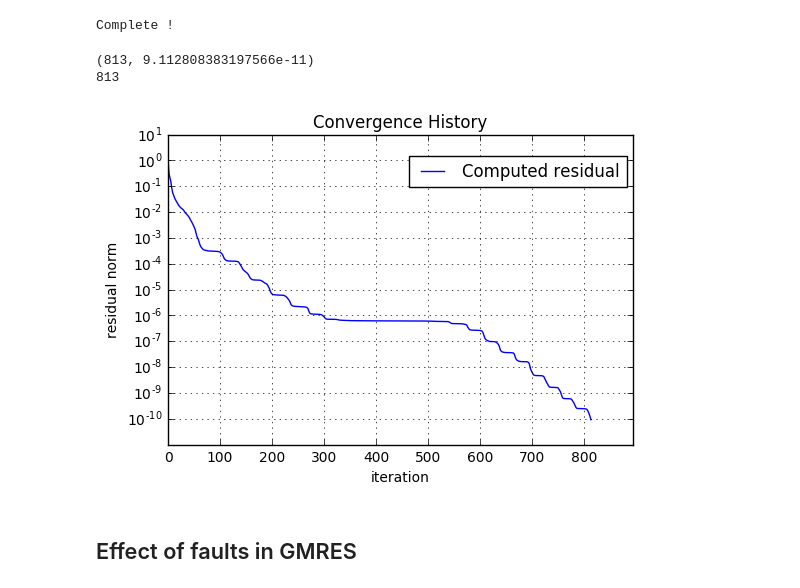
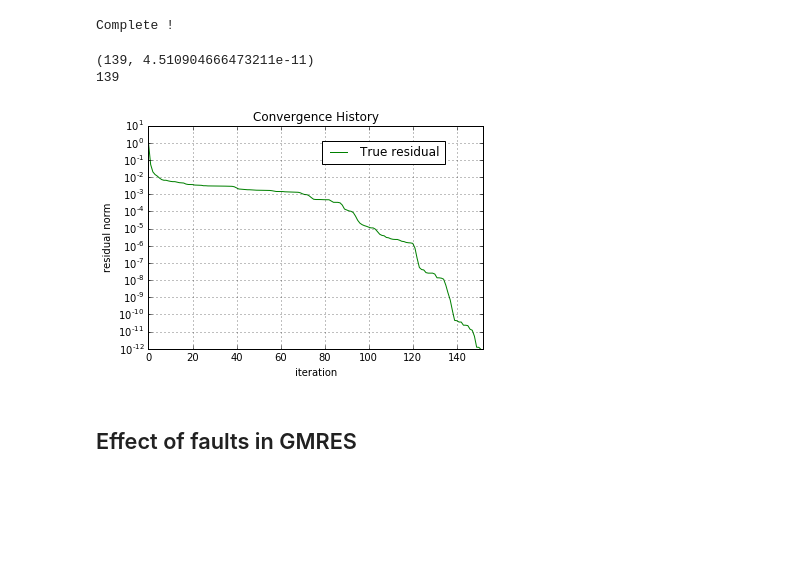
Before and after one commit to alemoreau/Resilience, a Jupyter notebook: Resilience - GMRES.ipynb, the cells around one changed output. Cells and saved outputs as stored; diff of their text form; code cells hidden in the pictures; blank space fills up the shorter version.

```diff
--- a/Resilience - GMRES.ipynb
+++ b/Resilience - GMRES.ipynb
@@ -30,7 +30,7 @@ epsilon = 1.e-10
 algorithm_parameters = Parameters()
 algorithm_parameters["restart"] = None
 algorithm_parameters["tol"] = epsilon
-algorithm_parameters["save_data"] = {"iteration_count",
+algorithm_parameters["save_data"] = {"l",
                                      "residual",
                                      "residuals",
                                      "true_residual",
@@ -68,7 +68,7 @@ def implementation(self, input, algorithm_parameters, experiment_parameters):
     n = A.shape[0]
     normb = np.linalg.norm(b)
     maxiter = parameters.get("maxiter", n)
-    tol = parameters.get("tol", 1.e-10)
+    tol = parameters.get("tol", epsilon)
     restart = parameters.get("restart", None)
     m = restart if restart else maxiter
     save_data = parameters.get("save_data", {})
@@ -149,6 +149,8 @@ def implementation(self, input, algorithm_parameters, experiment_parameters):
             self.data["y"] += [y]
         if "iteration_count" in save_data:
             self.data["iteration_count"] = iter_num
+        if "l" in save_data:
+            self.data["l"] = iter_num
         if "residual" in save_data:
             self.data["residual"] = resid
         if "residuals" in save_data:
@@ -190,7 +192,7 @@ gmres_algorithm = Algorithm(algorithm_parameters, implementation)
 # %% [markdown]
 ## Load input
 # %%
-input = load_mat("mat_files/cavity16.mat", sparse = True)
+input = load_mat("mat_files/gre_216a.mat", sparse = True)
 A = input["A"]
 b = input["b"]
 x0 = input["x0"]
@@ -217,7 +219,7 @@ except:
 experiment_parameters = Parameters()
 
 experiment_parameters["vulnerable"] = False
-experiment_parameters["tol"] = epsilon
+experiment_parameters["tol"] = epsilon / 100
 experiment_parameters["full"] = False
 # %%
 F = Experiment(experiment_parameters, gmres_algorithm)
@@ -235,12 +237,12 @@ print minimum
 min_iteration = minimum[0]
 print min_iteration
 # %% [output]
-(813, 9.112808383197566e-11)
-813
+(139, 4.510904666473211e-11)
+139
 # %%
-gmres_display.convergence_history(F.get_data()[0], xlim = (0, int(min_iteration * 1.1)), ylim = (epsilon / 10, 10), true_residual = False, checksum = False, threshold = False, c = 1, delta = False)
+gmres_display.convergence_history(F.get_data()[0], xlim = (0, int(min_iteration * 1.1)), ylim = (epsilon / 100, 10), computed_residual = False, true_residual = True, checksum = False, threshold = False, c = 1, delta = False)
 # %% [output]
-[figure, old version]
+[figure, new version]
 # %% [markdown]
 ## Effect of faults in GMRES
 # %% [markdown]
```
Also changed, not shown: parts of 14 cells of this notebook, 5 other files.
